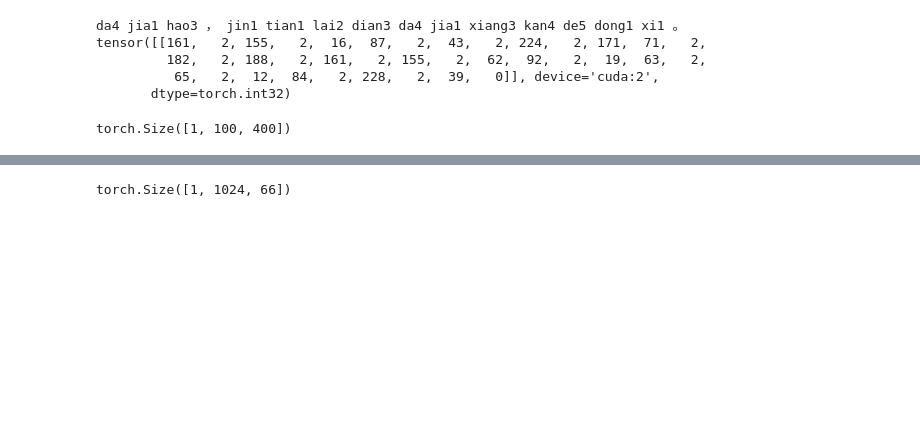
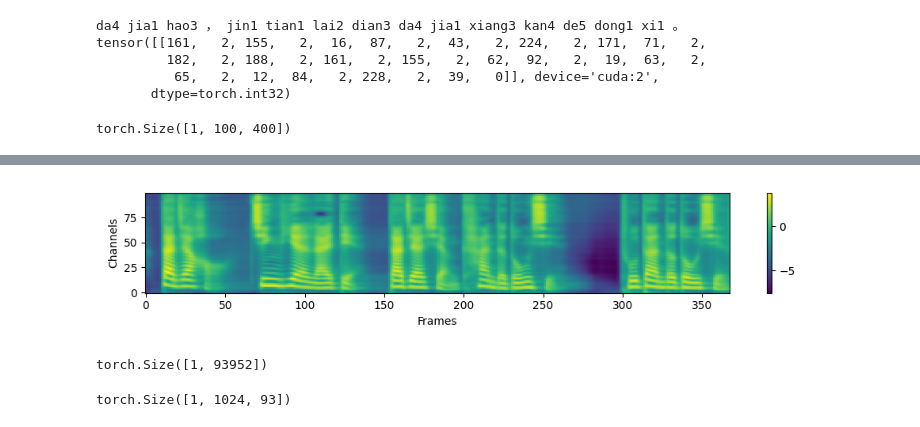
Before and after one commit to adelacvg/ttts, a Jupyter notebook: ttts/api.ipynb, the cells around one changed output, grey strips where cells are left out. Cells and saved outputs as stored; diff of their text form; code cells hidden in the pictures; blank space fills up the shorter version.

```diff
--- a/ttts/api.ipynb
+++ b/ttts/api.ipynb
@@ -4,8 +4,8 @@ import torch
 
 MODELS = {
     'vqvae.pth':'/home/hyc/tortoise_plus_zh/ttts/vqvae/logs/2023-11-24-01-21-25/model-30.pt',
-    'gpt.pth': '/home/hyc/tortoise_plus_zh/ttts/gpt/logs/2023-12-24-14-22-14/model-70.pt',
-    # 'gpt.pth': '/home/hyc/tortoise_plus_zh/ttts/gpt/logs/2024-01-12-10-20-25/model-7.pt',
+    # 'gpt.pth': '/home/hyc/tortoise_plus_zh/ttts/gpt/logs/2023-12-24-14-22-14/model-70.pt',
+    'gpt.pth': '/home/hyc/tortoise_plus_zh/ttts/gpt/logs/2024-01-26-05-56-41/model-29.pt',
     'clvp2.pth': '',
     'diffusion.pth': '/home/hyc/tortoise_plus_zh/ttts/diffusion/logs/2024-01-09-17-44-36/model-855.pt',
     'vocoder.pth': '~/tortoise_plus_zh/ttts/pretrained_models/pytorch_model.bin',
@@ -61,7 +61,7 @@ settings = {'temperature': .8, 'length_penalty': 1.0, 'repetition_penalty': 2.0,
 top_p = .8
 temperature = .8
 autoregressive_batch_size = 1
-length_penalty = 1.0
+length_penalty = 2.0
 repetition_penalty = 2.0
 max_mel_tokens = 600
 print(auto_conditioning.shape)
@@ -90,6 +93,6 @@ tensor([[2867, 2218, 7537, 7678, 6390, 5131, 4404, 5513, 3286, 1552, 3988, 2081,
 # %%
-# vqvae = load_model('vqvae', MODELS['vqvae.pth'], 'vqvae/config.json', device)
-# mel = vqvae.decode(codes[:,:-1])[0]
-# codes_gt = vqvae.get_codebook_indices(cond_mel)
-# print(codes_gt)
-# mel.shape
+vqvae = load_model('vqvae', MODELS['vqvae.pth'], 'vqvae/config.json', device)
+mel = vqvae.decode(codes[:,:-1])[0]
+codes_gt = vqvae.get_codebook_indices(cond_mel)
+print(codes_gt)
+mel.shape
@@ -96,19 +110,23 @@ tensor([[2867, 2218, 7537, 7678, 6390, 5131, 4404, 5513, 3286, 1552, 3988, 2081,
 # %%
-# from PIL import Image
-# import numpy as np
-# from IPython.display import display
-# from ttts.utils.utils import plot_spectrogram_to_numpy
-# img = plot_spectrogram_to_numpy(mel[0, :, :].detach().unsqueeze(-1).cpu())
-# image = Image.fromarray(np.uint8(img))
-# display(image)
+from PIL import Image
+import numpy as np
+from IPython.display import display
+from ttts.utils.utils import plot_spectrogram_to_numpy
+img = plot_spectrogram_to_numpy(mel[0, :, :].detach().unsqueeze(-1).cpu())
+image = Image.fromarray(np.uint8(img))
+display(image)
+# %% [output]
+[figure, added]
 # %%
 from ttts.vocoder.vocos import Vocos
 
 
 vocos = Vocos.from_pretrained('pretrained_models/pytorch_model.bin','vocoder/config.yaml').to(device)
-# audio = vocos.decode(mel)
-# print(audio.shape)
-# torchaudio.save('gen.wav',audio.detach().cpu(), 24000)
+audio = vocos.decode(mel)
+print(audio.shape)
+torchaudio.save('gen.wav',audio.detach().cpu(), 24000)
+# %% [output]
+torch.Size([1, 93952])
 # %%
 latent = gpt(auto_conditioning, text_tokens,
     torch.tensor([text_tokens.shape[-1]], device=text_tokens.device), codes,
@@ -116,7 +134,7 @@ latent = gpt(auto_conditioning, text_tokens,
     return_latent=True, clip_inputs=False).transpose(1,2)
 latent.shape
 # %% [output]
-torch.Size([1, 1024, 66])
+torch.Size([1, 1024, 93])
 # %%
 from ttts.diffusion.train import do_spectrogram_diffusion
 from ttts.utils.diffusion import SpacedDiffusion, space_timesteps, get_named_beta_schedule
```
Also changed, not shown: parts of 4 cells of this notebook, 16 other files.
